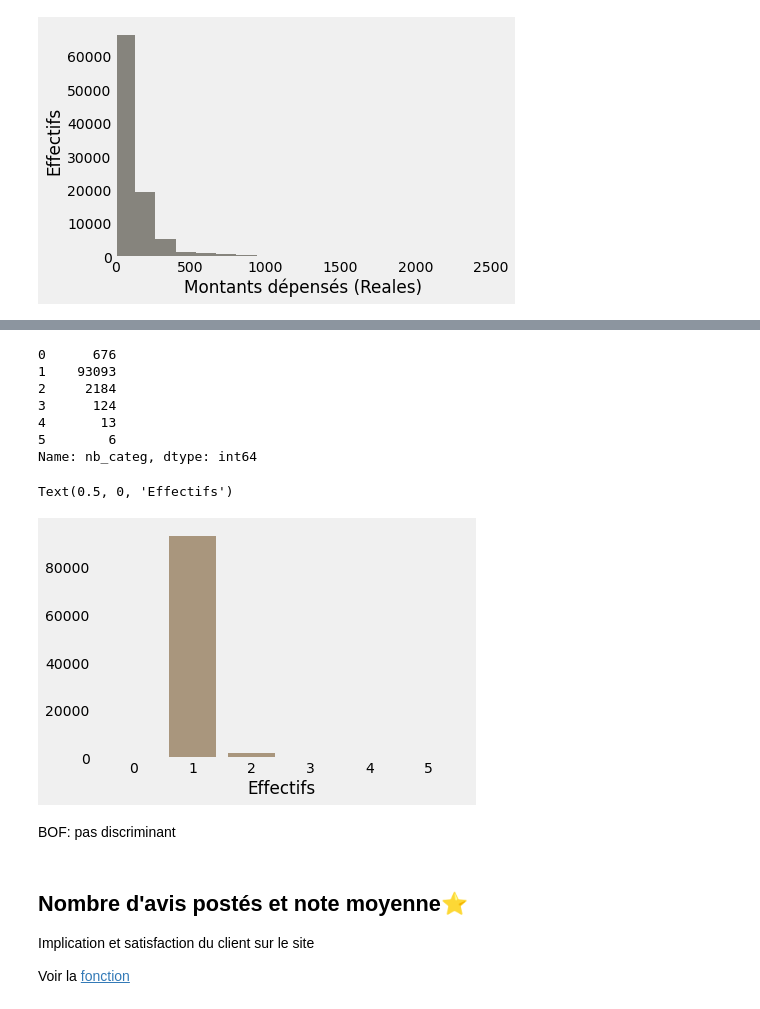
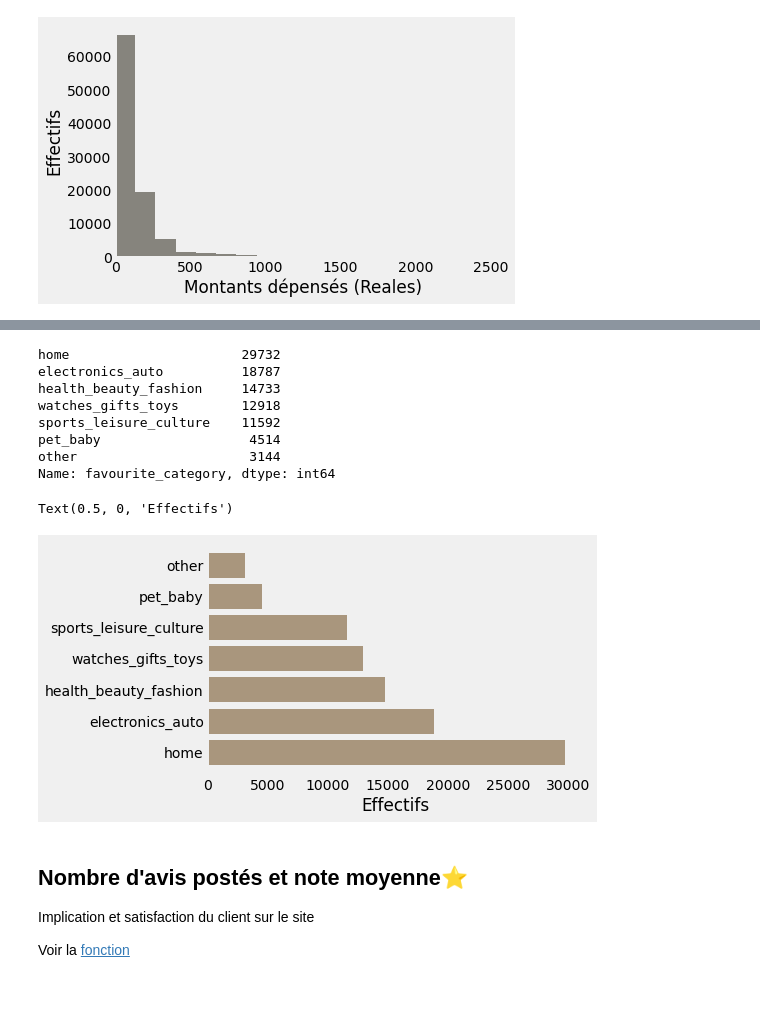
Before and after one commit to khub41/OC_P05, a Jupyter notebook: analyse_exploratoire.ipynb, the cells around one changed output, grey strips where cells are left out. Drawn from its saved outputs; the diff is of its cells as text; code cells hidden in the pictures.

```diff
--- a/analyse_exploratoire.ipynb
+++ b/analyse_exploratoire.ipynb
@@ -122,11 +123,11 @@ def get_most_frequent_categ(row):
     products_client = products[products.index.isin(products_ids)]
 
     try:
-        return products_client.product_category_name.value_counts().index[0]
+        return products_client.product_category_name_english.value_counts().index[0]
     except:
-        print('fail')
-        if len(products_client.product_category_name.value_counts().index) > 1:
-            return products_client.product_category_name.value_counts().index[1]
+#         print('fail')
+        if len(products_client.product_category_name_english.value_counts().index) > 1:
+            return products_client.product_category_name_english.value_counts().index[1]
         else :
             return np.nan
 # %% [markdown]
@@ -349,11 +343,0 @@ nb_orders_data_reduced = nb_orders_data[nb_orders_data.index > 1]
-# %%
-plt.style.use('fivethirtyeight')
-plt.bar(nb_orders_data_reduced.index,
-        nb_orders_data_reduced.values,
-       color="#8c704d",
-       alpha=0.7)
-plt.grid(False, axis='y')
-plt.xticks(range(2,18))
-plt.yticks(np.arange(0, 3e3, 500))
-plt.xlabel("Nombre de commandes")
-# plt.savefig('plots/nb_orders_reduced.png',  bbox_inches='tight', dpi=360)
@@ -390,3 +364,0 @@ Voir la [fonction](#get_nb_days)
-# %%
-data[['days_since_first_order', 'days_since_last_order']] = data.apply(get_nb_days, virtual_date=virtual_date,
-                                                                       orders=orders, axis=1, result_type='expand')
@@ -502,30 +471,28 @@ def get_nb_categ(row):
 # %%
-data['nb_categ'] = data.apply(get_nb_categ, axis=1)
+data['favourite_category'] = data.apply(get_most_frequent_categ, axis=1)
 # %%
-data['nb_categ'].value_counts().sort_index()
+data['favourite_category'].value_counts()
 # %% [output]
-0      676
-1    93093
-2     2184
-3      124
-4       13
-5        6
-Name: nb_categ, dtype: int64
+home                      29732
+electronics_auto          18787
+health_beauty_fashion     14733
+watches_gifts_toys        12918
+sports_leisure_culture    11592
+pet_baby                   4514
+other                      3144
+Name: favourite_category, dtype: int64
 # %%
-data_bar_categ_fav = data['nb_categ'].value_counts().sort_index()
-plt.bar(data_bar_categ_fav.index,
-    data_bar_categ_fav.values,
-
+data_bar_categ_fav = data['favourite_category'].value_counts()
+plt.barh(data_bar_categ_fav.index,
+        data_bar_categ_fav.values,
         color="#8c704d",
         alpha=0.7)
 plt.grid(False, axis='both')
 plt.xlabel("Effectifs")
 # plt.savefig('plots/categ_fav.png',  bbox_inches='tight', dpi=360)
 # %% [output]
 Text(0.5, 0, 'Effectifs')
-[figure, old version]
+[figure, new version]
-# %% [markdown]
-BOF: pas discriminant
 # %% [markdown]
 <a id='reviews'></a>
 ## Nombre d'avis postés et note moyenne⭐
```
Also changed, not shown: parts of 33 cells of this notebook, 1 other file.
